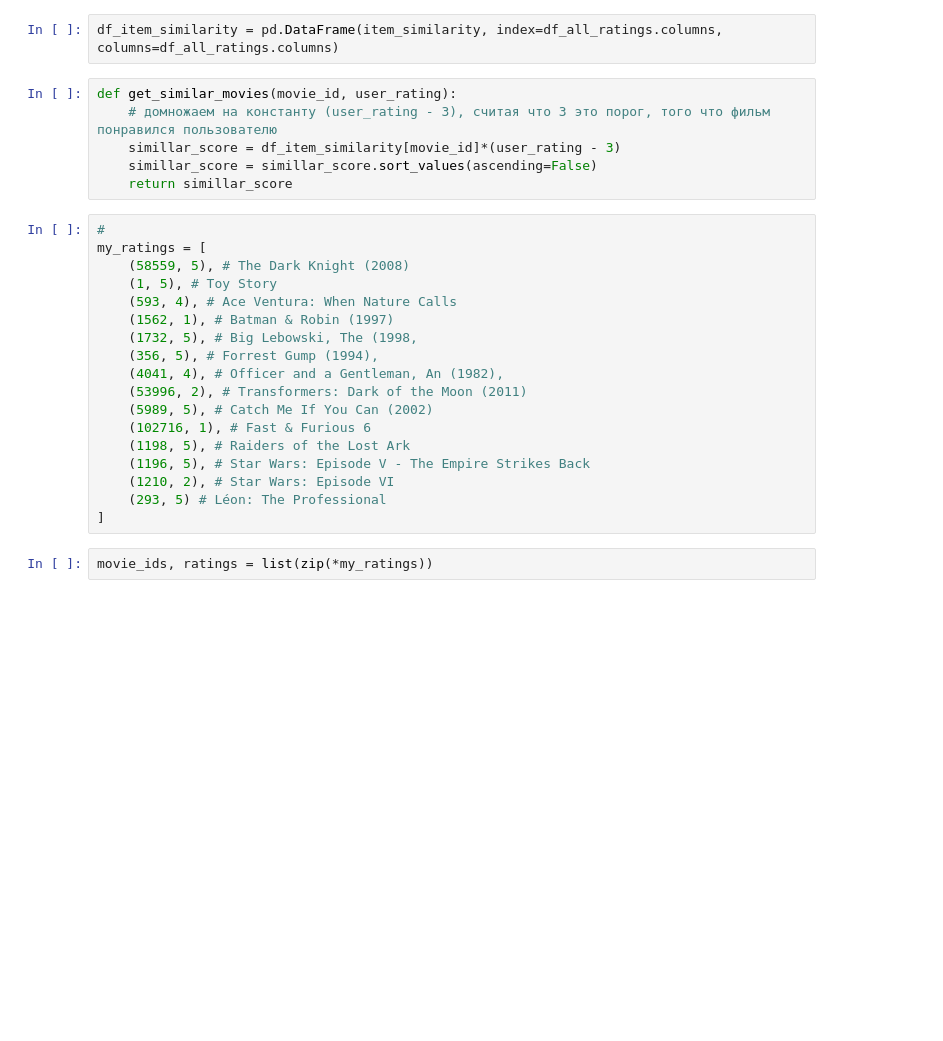
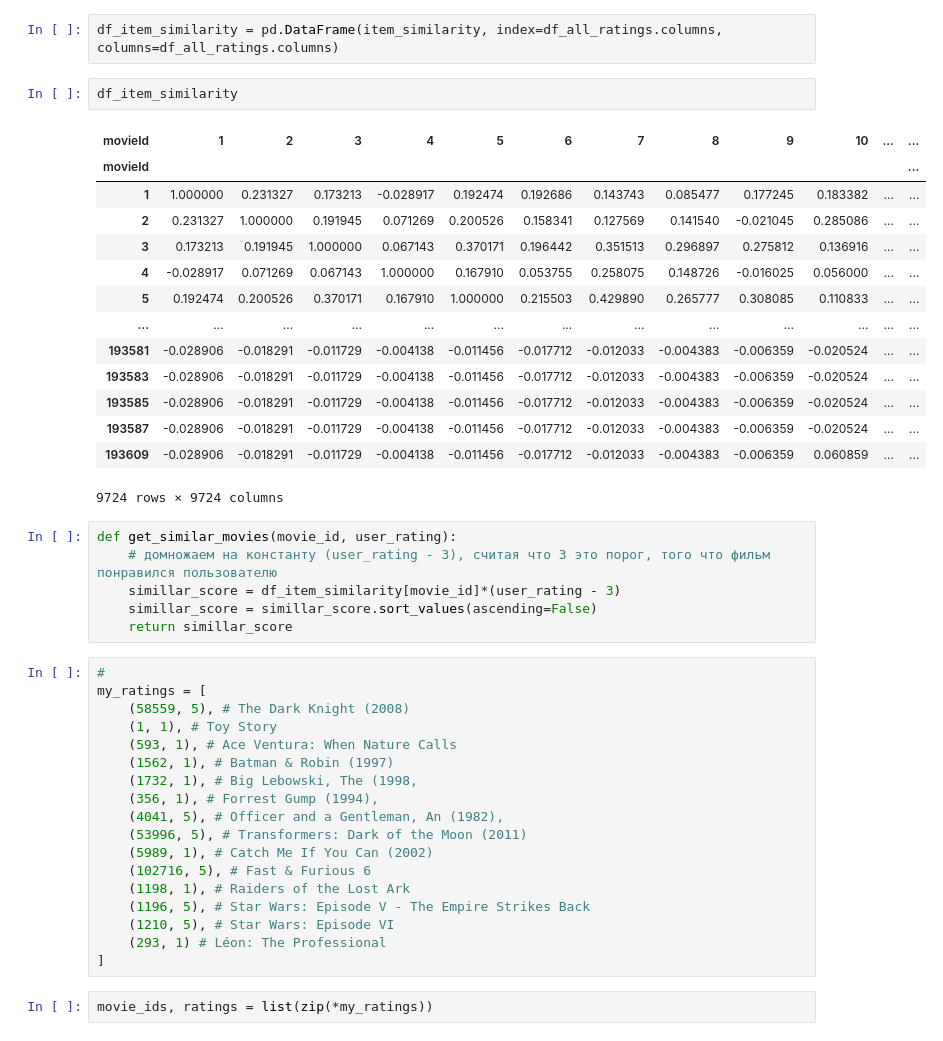
Before and after one commit to samstikhin/ml2021, a Jupyter notebook: 10-Special/Collaborative.ipynb, the cells around one changed output. Saved outputs shown, nothing was run; the diff lists cells and outputs as text; blank space fills up the shorter version.

```diff
--- a/10-Special/Collaborative.ipynb
+++ b/10-Special/Collaborative.ipynb
@@ -156,5 +196,22 @@ item_similarity = cosine_similarity(df_ratings_std.T)
 # %%
 df_item_similarity = pd.DataFrame(item_similarity, index=df_all_ratings.columns, columns=df_all_ratings.columns)
+# %%
+df_item_similarity
+# %% [output]
+| movieId | 1 | 2 | 3 | 4 | 5 | 6 | 7 | 8 | 9 | 10 | ... | ... |
+| movieId |  |  |  |  |  |  |  |  |  |  |  | ... |
+| 1 | 1.000000 | 0.231327 | 0.173213 | -0.028917 | 0.192474 | 0.192686 | 0.143743 | 0.085477 | 0.177245 | 0.183382 | ... | ... |
+| 2 | 0.231327 | 1.000000 | 0.191945 | 0.071269 | 0.200526 | 0.158341 | 0.127569 | 0.141540 | -0.021045 | 0.285086 | ... | ... |
+| 3 | 0.173213 | 0.191945 | 1.000000 | 0.067143 | 0.370171 | 0.196442 | 0.351513 | 0.296897 | 0.275812 | 0.136916 | ... | ... |
+| 4 | -0.028917 | 0.071269 | 0.067143 | 1.000000 | 0.167910 | 0.053755 | 0.258075 | 0.148726 | -0.016025 | 0.056000 | ... | ... |
+| 5 | 0.192474 | 0.200526 | 0.370171 | 0.167910 | 1.000000 | 0.215503 | 0.429890 | 0.265777 | 0.308085 | 0.110833 | ... | ... |
+| ... | ... | ... | ... | ... | ... | ... | ... | ... | ... | ... | ... | ... |
+| 193581 | -0.028906 | -0.018291 | -0.011729 | -0.004138 | -0.011456 | -0.017712 | -0.012033 | -0.004383 | -0.006359 | -0.020524 | ... | ... |
+| 193583 | -0.028906 | -0.018291 | -0.011729 | -0.004138 | -0.011456 | -0.017712 | -0.012033 | -0.004383 | -0.006359 | -0.020524 | ... | ... |
+| 193585 | -0.028906 | -0.018291 | -0.011729 | -0.004138 | -0.011456 | -0.017712 | -0.012033 | -0.004383 | -0.006359 | -0.020524 | ... | ... |
+| 193587 | -0.028906 | -0.018291 | -0.011729 | -0.004138 | -0.011456 | -0.017712 | -0.012033 | -0.004383 | -0.006359 | -0.020524 | ... | ... |
+| 193609 | -0.028906 | -0.018291 | -0.011729 | -0.004138 | -0.011456 | -0.017712 | -0.012033 | -0.004383 | -0.006359 | 0.060859 | ... | ... |
+9724 rows × 9724 columns
 # %%
 def get_similar_movies(movie_id, user_rating):
     # домножаем на константу (user_rating - 3), считая что 3 это порог, того что фильм понравился пользователю
@@ -165,19 +222,19 @@ def get_similar_movies(movie_id, user_rating):
 #
 my_ratings = [
     (58559, 5), # The Dark Knight (2008)
-    (1, 5), # Toy Story
-    (593, 4), # Ace Ventura: When Nature Calls
+    (1, 1), # Toy Story
+    (593, 1), # Ace Ventura: When Nature Calls
     (1562, 1), # Batman & Robin (1997)
-    (1732, 5), # Big Lebowski, The (1998,
-    (356, 5), # Forrest Gump (1994),
-    (4041, 4), # Officer and a Gentleman, An (1982),
-    (53996, 2), # Transformers: Dark of the Moon (2011)
-    (5989, 5), # Catch Me If You Can (2002)
-    (102716, 1), # Fast & Furious 6
-    (1198, 5), # Raiders of the Lost Ark
+    (1732, 1), # Big Lebowski, The (1998,
+    (356, 1), # Forrest Gump (1994),
+    (4041, 5), # Officer and a Gentleman, An (1982),
+    (53996, 5), # Transformers: Dark of the Moon (2011)
+    (5989, 1), # Catch Me If You Can (2002)
+    (102716, 5), # Fast & Furious 6
+    (1198, 1), # Raiders of the Lost Ark
     (1196, 5), # Star Wars: Episode V - The Empire Strikes Back
-    (1210, 2), # Star Wars: Episode VI
-    (293, 5) # Léon: The Professional
+    (1210, 5), # Star Wars: Episode VI
+    (293, 1) # Léon: The Professional
 ]
 # %%
 movie_ids, ratings = list(zip(*my_ratings))
```
Also changed, not shown: parts of 18 cells of this notebook, 12 other files.
